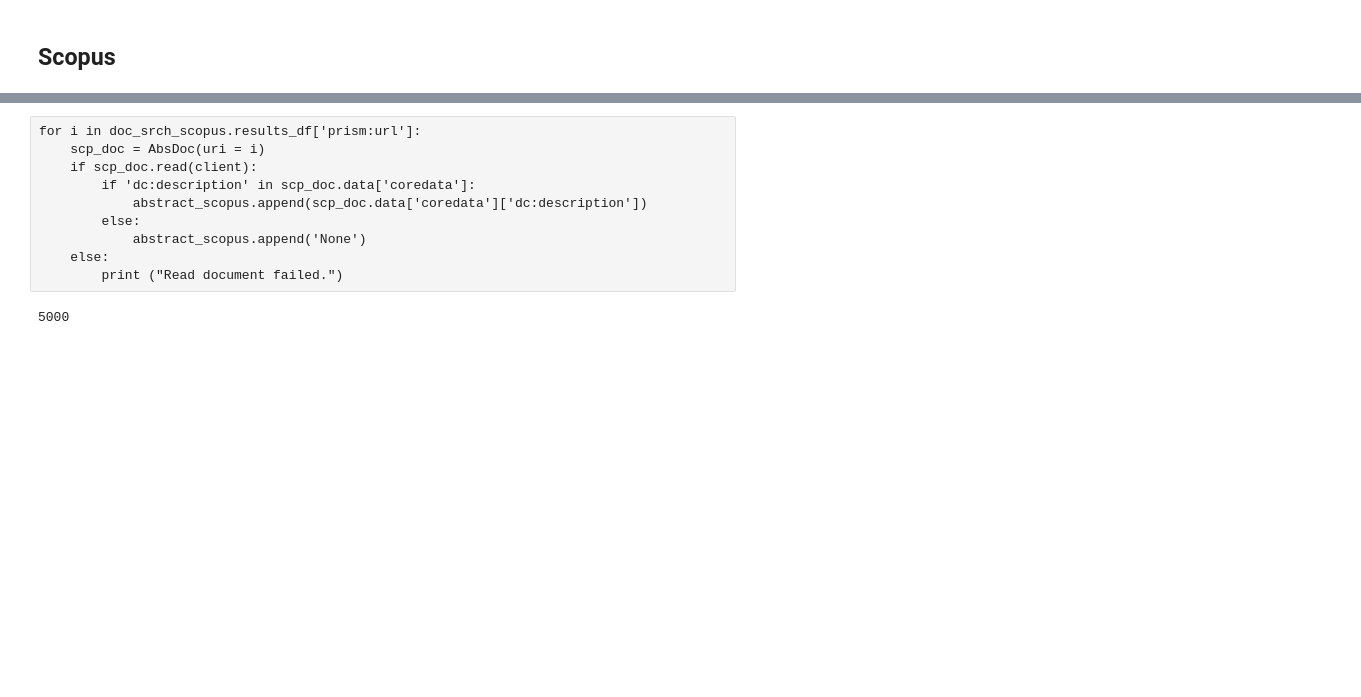
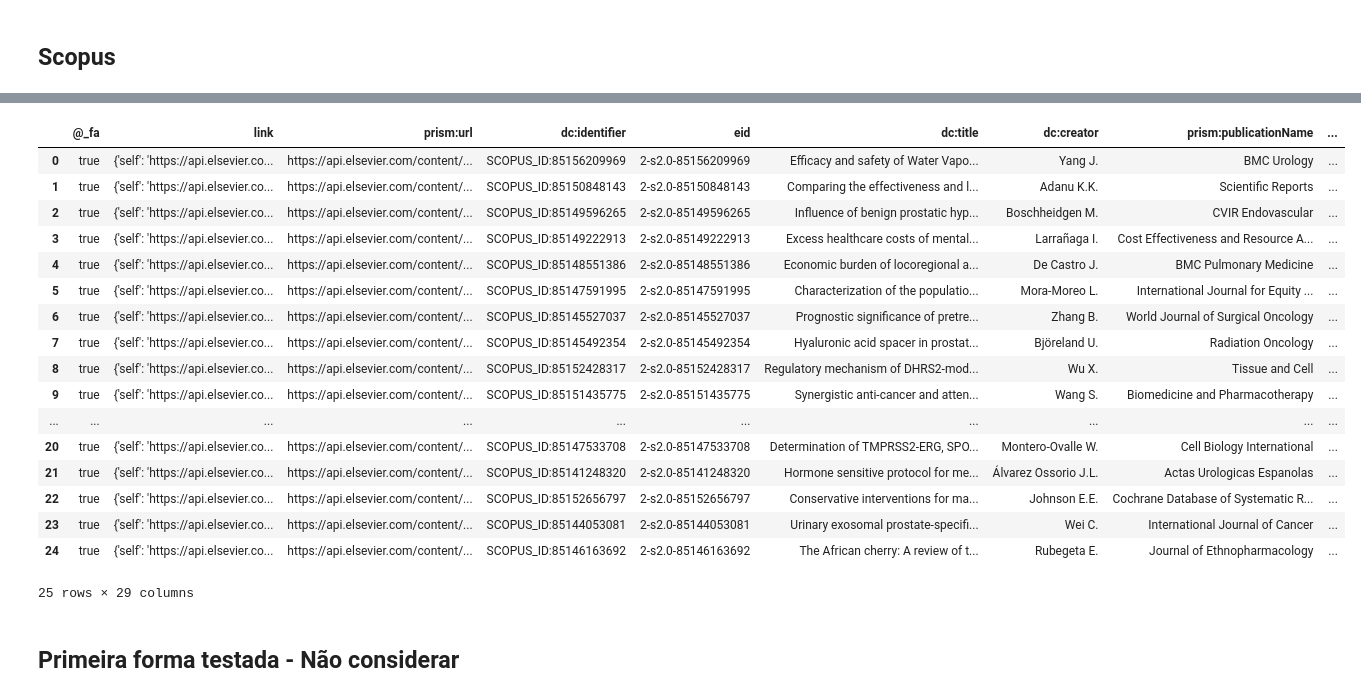
Before and after one commit to omixlab/Mabel, a Jupyter notebook: src/notebooks/elsapy_extractor.ipynb, the cells around one changed output, grey strips where cells are left out. Cells and saved outputs as stored; diff of their text form; code cells hidden in the pictures; blank space fills up the shorter version.

```diff
--- a/src/notebooks/elsapy_extractor.ipynb
+++ b/src/notebooks/elsapy_extractor.ipynb
@@ -154,4 +170,2 @@ print("doc_srch has", len(doc_srch_scopus.results), "results.")
 # %%
 doc_srch_scopus.results_df.to_csv("../../data/scopus_data.csv")
-# %%
-doc_srch_scopus = pd.read_csv("../../data/scopus_data.csv")
@@ -158,7 +176,7 @@ doc_srch_scopus = pd.read_csv("../../data/scopus_data.csv")
 # %%
 dicts = {}
 
-for i in doc_srch_scopus["prism:url"]:
+for i in doc_srch_scopus.results_df["prism:url"]:
     scp_doc = AbsDoc(uri=i)
     if scp_doc.read(client):
         if "dc:description" in scp_doc.data["coredata"]:
@@ -167,19 +185,28 @@ for i in doc_srch_scopus["prism:url"]:
             dicts[i] = "None"
     else:
         dicts[i] = "Failed"
-# %% [raw]
-for i in doc_srch_scopus.results_df['prism:url']:
-    scp_doc = AbsDoc(uri = i)
-    if scp_doc.read(client):
-        if 'dc:description' in scp_doc.data['coredata']:
-            abstract_scopus.append(scp_doc.data['coredata']['dc:description'])
-        else:
-            abstract_scopus.append('None')
-    else:
-        print ("Read document failed.")
-# %%
-len(abstract)
-# %% [output]
-5000
-# %%
-doc_srch_scopus.results_df["abstract"] = abstract
+# %%
+abstracts_df = pd.DataFrame(dicts.items(), columns=["prism:url", "Abstract"])
+doc_srch_scopus.results_df.merge(abstracts_df, on="prism:url", how="left")
+doc_srch_scopus.results_df
+# %% [output]
+|  | @_fa | link | prism:url | dc:identifier | eid | dc:title | dc:creator | prism:publicationName | ... |
+| 0 | true | {'self': 'https://api.elsevier.co... | https://api.elsevier.com/content/... | SCOPUS_ID:85156209969 | 2-s2.0-85156209969 | Efficacy and safety of Water Vapo... | Yang J. | BMC Urology | ... |
+| 1 | true | {'self': 'https://api.elsevier.co... | https://api.elsevier.com/content/... | SCOPUS_ID:85150848143 | 2-s2.0-85150848143 | Comparing the effectiveness and l... | Adanu K.K. | Scientific Reports | ... |
+| 2 | true | {'self': 'https://api.elsevier.co... | https://api.elsevier.com/content/... | SCOPUS_ID:85149596265 | 2-s2.0-85149596265 | Influence of benign prostatic hyp... | Boschheidgen M. | CVIR Endovascular | ... |
+| 3 | true | {'self': 'https://api.elsevier.co... | https://api.elsevier.com/content/... | SCOPUS_ID:85149222913 | 2-s2.0-85149222913 | Excess healthcare costs of mental... | Larrañaga I. | Cost Effectiveness and Resource A... | ... |
+| 4 | true | {'self': 'https://api.elsevier.co... | https://api.elsevier.com/content/... | SCOPUS_ID:85148551386 | 2-s2.0-85148551386 | Economic burden of locoregional a... | De Castro J. | BMC Pulmonary Medicine | ... |
+| 5 | true | {'self': 'https://api.elsevier.co... | https://api.elsevier.com/content/... | SCOPUS_ID:85147591995 | 2-s2.0-85147591995 | Characterization of the populatio... | Mora-Moreo L. | International Journal for Equity ... | ... |
+| 6 | true | {'self': 'https://api.elsevier.co... | https://api.elsevier.com/content/... | SCOPUS_ID:85145527037 | 2-s2.0-85145527037 | Prognostic significance of pretre... | Zhang B. | World Journal of Surgical Oncology | ... |
+| 7 | true | {'self': 'https://api.elsevier.co... | https://api.elsevier.com/content/... | SCOPUS_ID:85145492354 | 2-s2.0-85145492354 | Hyaluronic acid spacer in prostat... | Björeland U. | Radiation Oncology | ... |
+| 8 | true | {'self': 'https://api.elsevier.co... | https://api.elsevier.com/content/... | SCOPUS_ID:85152428317 | 2-s2.0-85152428317 | Regulatory mechanism of DHRS2-mod... | Wu X. | Tissue and Cell | ... |
+| 9 | true | {'self': 'https://api.elsevier.co... | https://api.elsevier.com/content/... | SCOPUS_ID:85151435775 | 2-s2.0-85151435775 | Synergistic anti-cancer and atten... | Wang S. | Biomedicine and Pharmacotherapy | ... |
+| ... | ... | ... | ... | ... | ... | ... | ... | ... | ... |
+| 20 | true | {'self': 'https://api.elsevier.co... | https://api.elsevier.com/content/... | SCOPUS_ID:85147533708 | 2-s2.0-85147533708 | Determination of TMPRSS2-ERG, SPO... | Montero-Ovalle W. | Cell Biology International | ... |
+| 21 | true | {'self': 'https://api.elsevier.co... | https://api.elsevier.com/content/... | SCOPUS_ID:85141248320 | 2-s2.0-85141248320 | Hormone sensitive protocol for me... | Álvarez Ossorio J.L. | Actas Urologicas Espanolas | ... |
+| 22 | true | {'self': 'https://api.elsevier.co... | https://api.elsevier.com/content/... | SCOPUS_ID:85152656797 | 2-s2.0-85152656797 | Conservative interventions for ma... | Johnson E.E. | Cochrane Database of Systematic R... | ... |
+| 23 | true | {'self': 'https://api.elsevier.co... | https://api.elsevier.com/content/... | SCOPUS_ID:85144053081 | 2-s2.0-85144053081 | Urinary exosomal prostate-specifi... | Wei C. | International Journal of Cancer | ... |
+| 24 | true | {'self': 'https://api.elsevier.co... | https://api.elsevier.com/content/... | SCOPUS_ID:85146163692 | 2-s2.0-85146163692 | The African cherry: A review of t... | Rubegeta E. | Journal of Ethnopharmacology | ... |
+25 rows × 29 columns
+# %% [markdown]
+## Primeira forma testada - **Não considerar**
```
Also changed, not shown: parts of 14 cells of this notebook, 3 other files.
